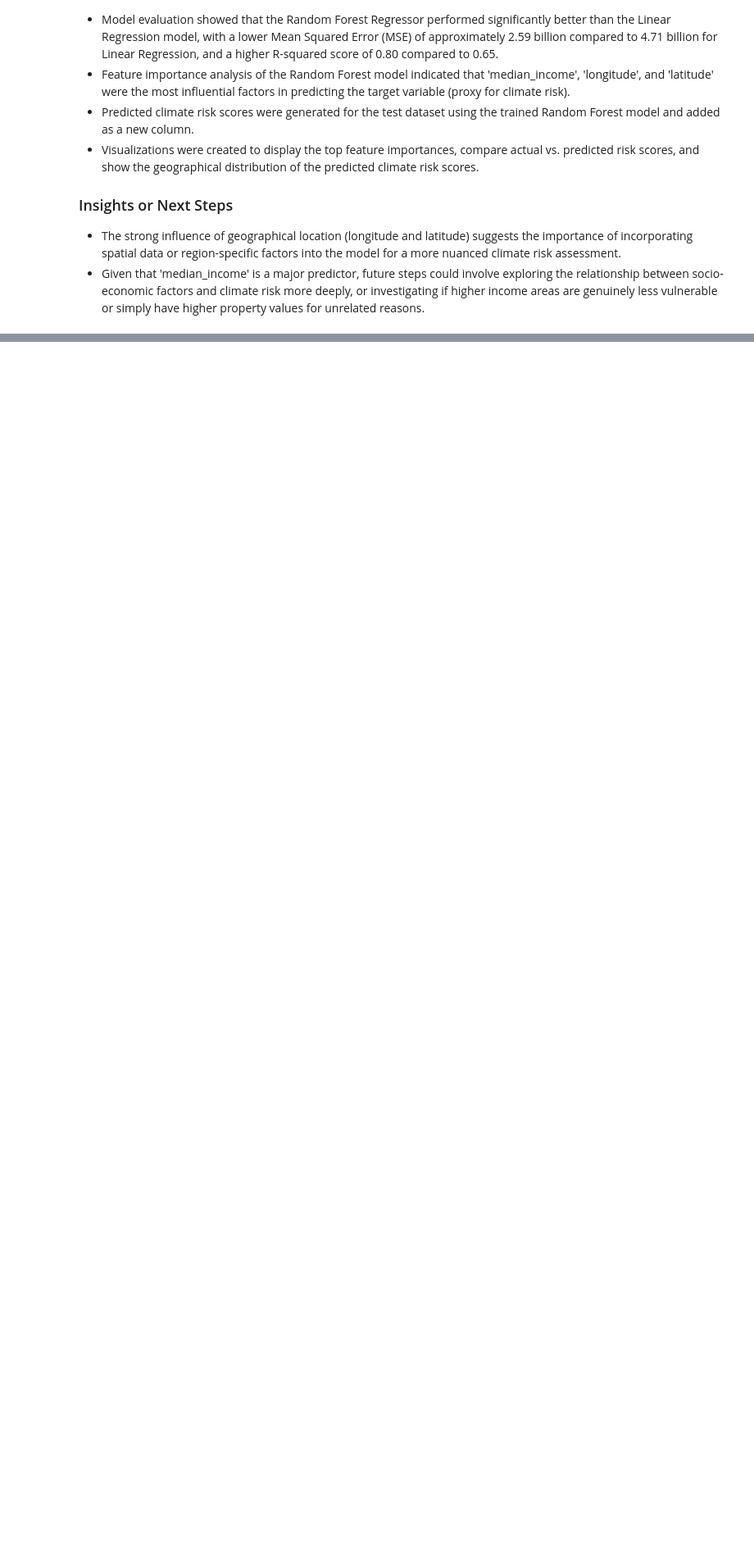
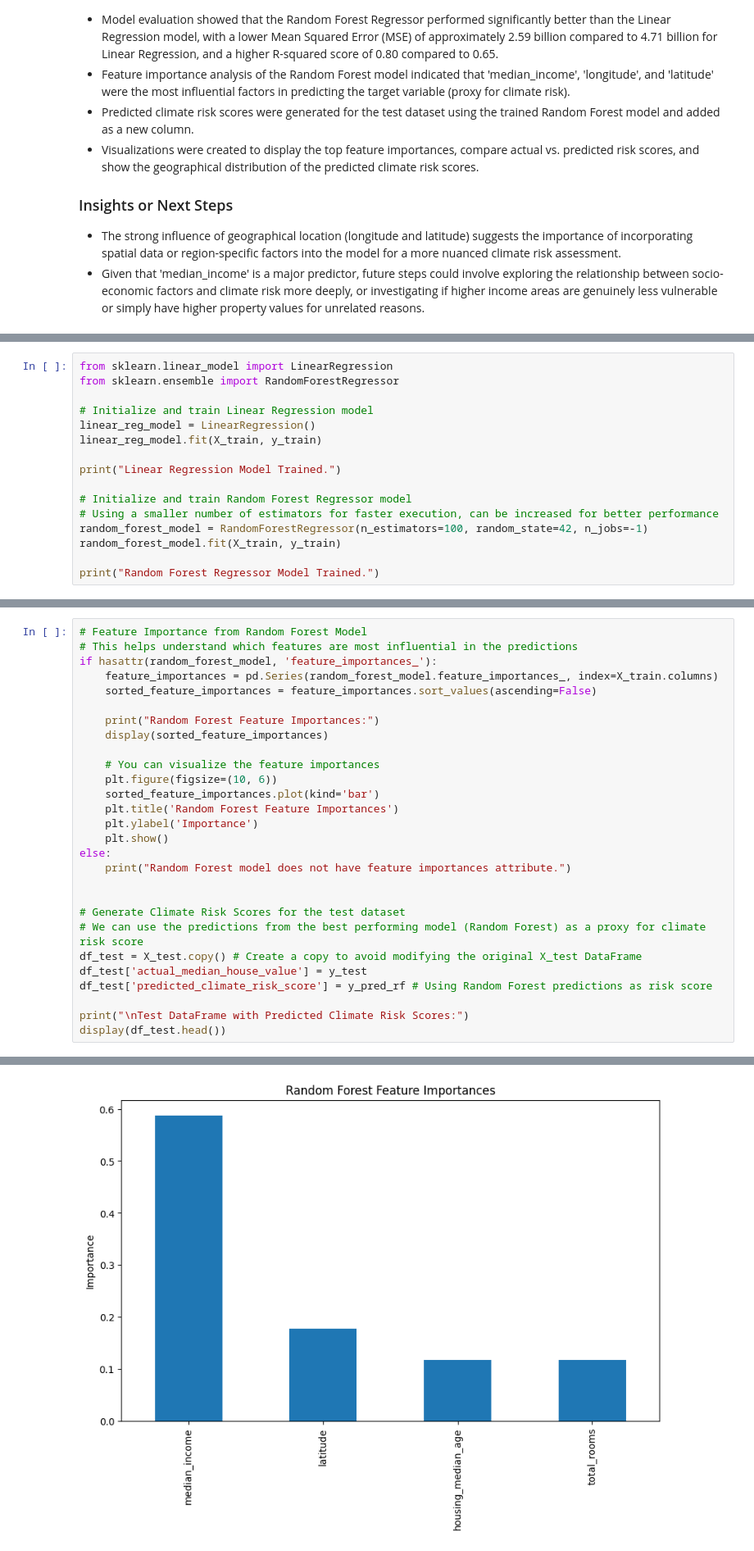
Before and after one commit to Nixita12/Climate-Risk-Scoring-for-Infrastructure, a Jupyter notebook: Climate_Risk_Scoring_for_Infrastructure1.ipynb, the cells around one changed output, grey strips where cells are left out. Shown at 82% size. Cells and saved outputs as stored; diff of their text form; blank space fills up the shorter version.

```diff
--- a/Climate_Risk_Scoring_for_Infrastructure1.ipynb
+++ b/Climate_Risk_Scoring_for_Infrastructure1.ipynb
@@ -221,0 +408,16 @@ dtype: float64
+# %%
+from sklearn.linear_model import LinearRegression
+from sklearn.ensemble import RandomForestRegressor
+
+# Initialize and train Linear Regression model
+linear_reg_model = LinearRegression()
+linear_reg_model.fit(X_train, y_train)
+
+print("Linear Regression Model Trained.")
+
+# Initialize and train Random Forest Regressor model
+# Using a smaller number of estimators for faster execution, can be increased for better performance
+random_forest_model = RandomForestRegressor(n_estimators=100, random_state=42, n_jobs=-1)
+random_forest_model.fit(X_train, y_train)
+
+print("Random Forest Regressor Model Trained.")
@@ -221,0 +473,29 @@ dtype: float64
+# %%
+# Feature Importance from Random Forest Model
+# This helps understand which features are most influential in the predictions
+if hasattr(random_forest_model, 'feature_importances_'):
+    feature_importances = pd.Series(random_forest_model.feature_importances_, index=X_train.columns)
+    sorted_feature_importances = feature_importances.sort_values(ascending=False)
+
+    print("Random Forest Feature Importances:")
+    display(sorted_feature_importances)
+
+    # You can visualize the feature importances
+    plt.figure(figsize=(10, 6))
+    sorted_feature_importances.plot(kind='bar')
+    plt.title('Random Forest Feature Importances')
+    plt.ylabel('Importance')
+    plt.show()
+else:
+    print("Random Forest model does not have feature importances attribute.")
+
+
+# Generate Climate Risk Scores for the test dataset
+# We can use the predictions from the best performing model (Random Forest) as a proxy for climate risk score
+df_test = X_test.copy() # Create a copy to avoid modifying the original X_test DataFrame
+df_test['actual_median_house_value'] = y_test
+df_test['predicted_climate_risk_score'] = y_pred_rf # Using Random Forest predictions as risk score
+
+print("\nTest DataFrame with Predicted Climate Risk Scores:")
+display(df_test.head())
+# %% [output]
@@ -221,0 +509 @@ dtype: float64
+[figure, added]
```
Also changed, not shown: parts of 18 cells of this notebook.
